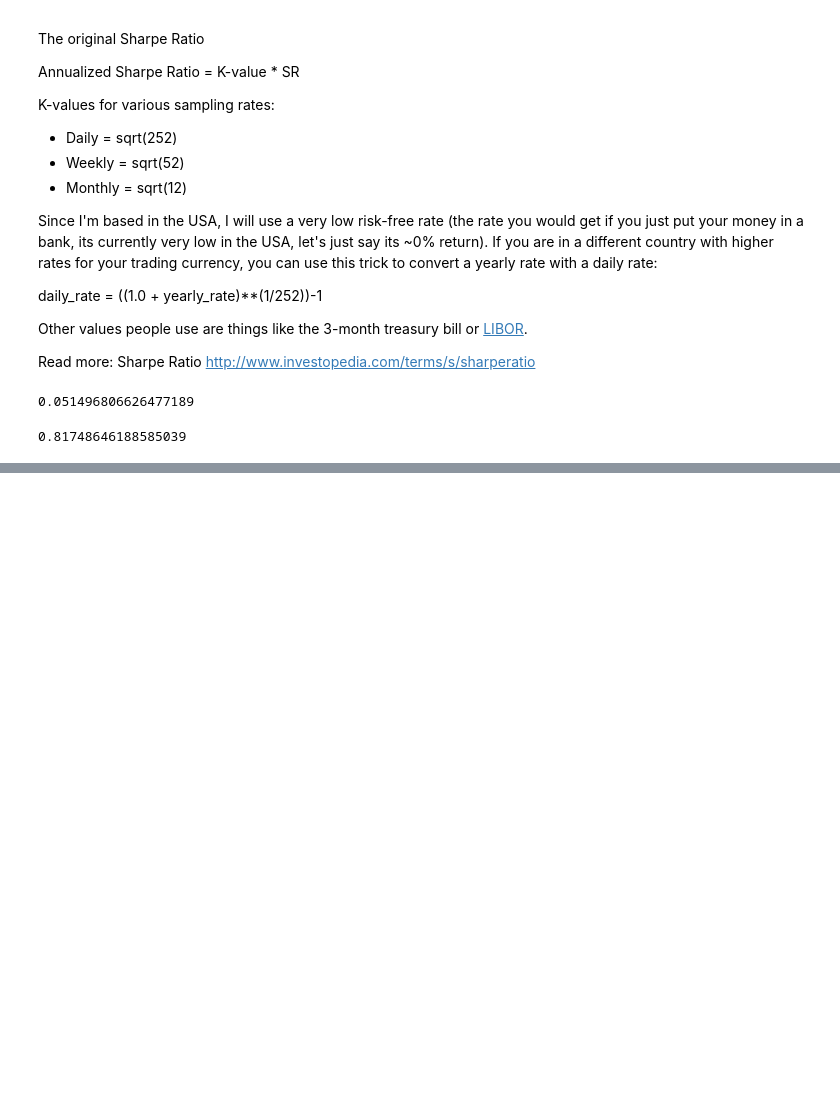
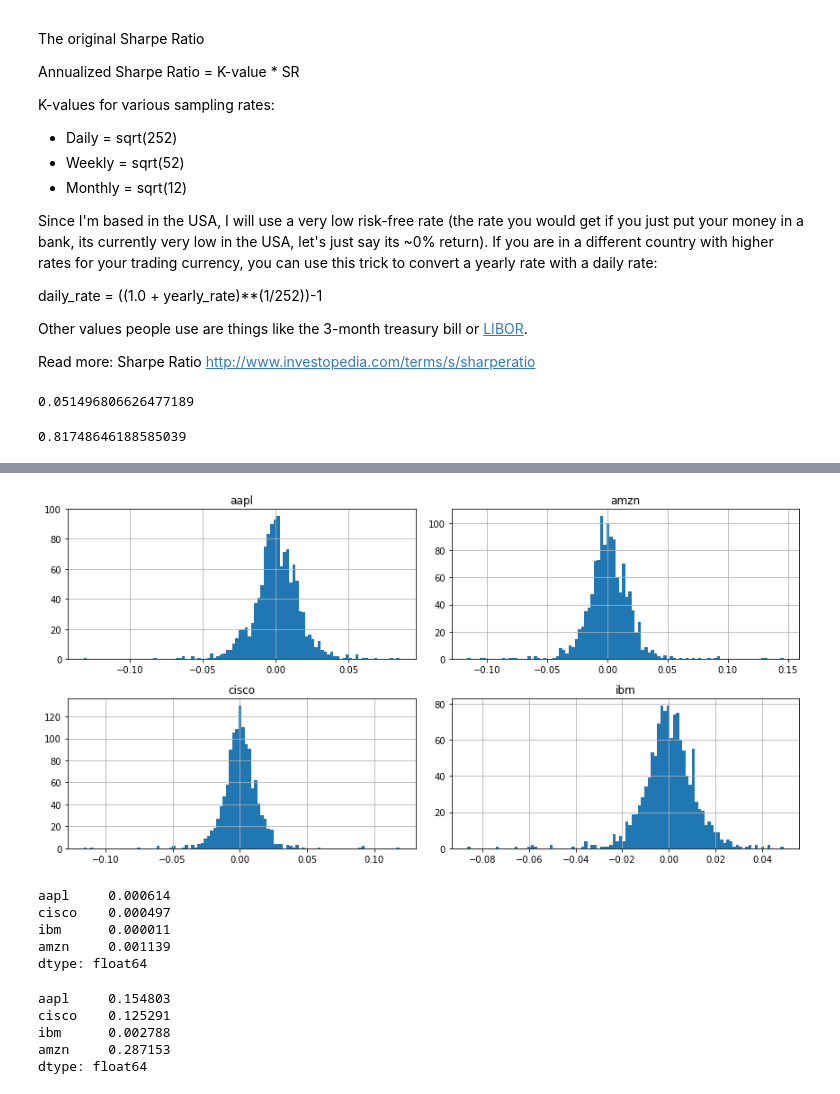
Before and after one commit to inantubek/Udemy, a Jupyter notebook: Python-for-Finance/My_Notes/8-Finance_Fundamentals.ipynb, the cells around one changed output, grey strips where cells are left out. Drawn from its saved outputs; the diff is of its cells as text; code cells hidden in the pictures; blank space fills up the shorter version.

```diff
--- a/Python-for-Finance/My_Notes/8-Finance_Fundamentals.ipynb
+++ b/Python-for-Finance/My_Notes/8-Finance_Fundamentals.ipynb
@@ -280,0 +290,8 @@ ASR
+# %%
+aapl = pd.read_csv('../09-Python-Finance-Fundamentals/AAPL_CLOSE',index_col='Date',parse_dates=True)
+cisco = pd.read_csv('../09-Python-Finance-Fundamentals/CISCO_CLOSE',index_col='Date',parse_dates=True)
+ibm = pd.read_csv('../09-Python-Finance-Fundamentals/IBM_CLOSE',index_col='Date',parse_dates=True)
+amzn = pd.read_csv('../09-Python-Finance-Fundamentals/AMZN_CLOSE',index_col='Date',parse_dates=True)
+# %%
+stocks = pd.concat([aapl,cisco,ibm,amzn],axis=1)
+stocks.columns = ['aapl','cisco','ibm','amzn']
@@ -280,0 +336,3 @@ ASR
+# %%
+log_ret = np.log(stocks/stocks.shift(1))
+log_ret.head()
@@ -280,0 +347,21 @@ ASR
+# %%
+log_ret.hist(bins=100,figsize=(12,6));
+plt.tight_layout()
+# %% [output]
+[figure, added]
+# %%
+log_ret.mean()
+# %% [output]
+aapl     0.000614
+cisco    0.000497
+ibm      0.000011
+amzn     0.001139
+dtype: float64
+# %%
+log_ret.mean() * 252
+# %% [output]
+aapl     0.154803
+cisco    0.125291
+ibm      0.002788
+amzn     0.287153
+dtype: float64
```
Also changed, not shown: parts of 73 cells of this notebook.
